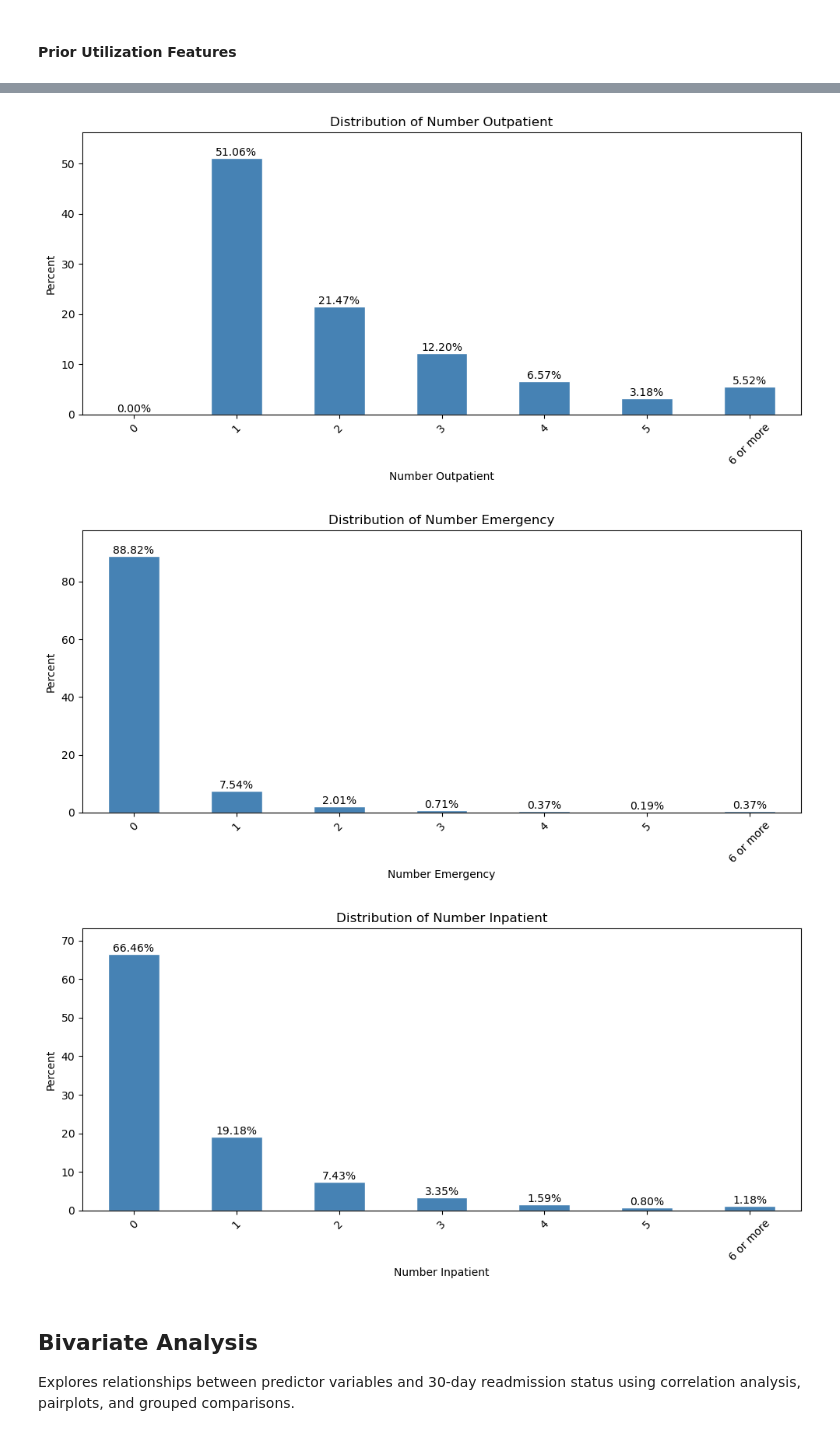
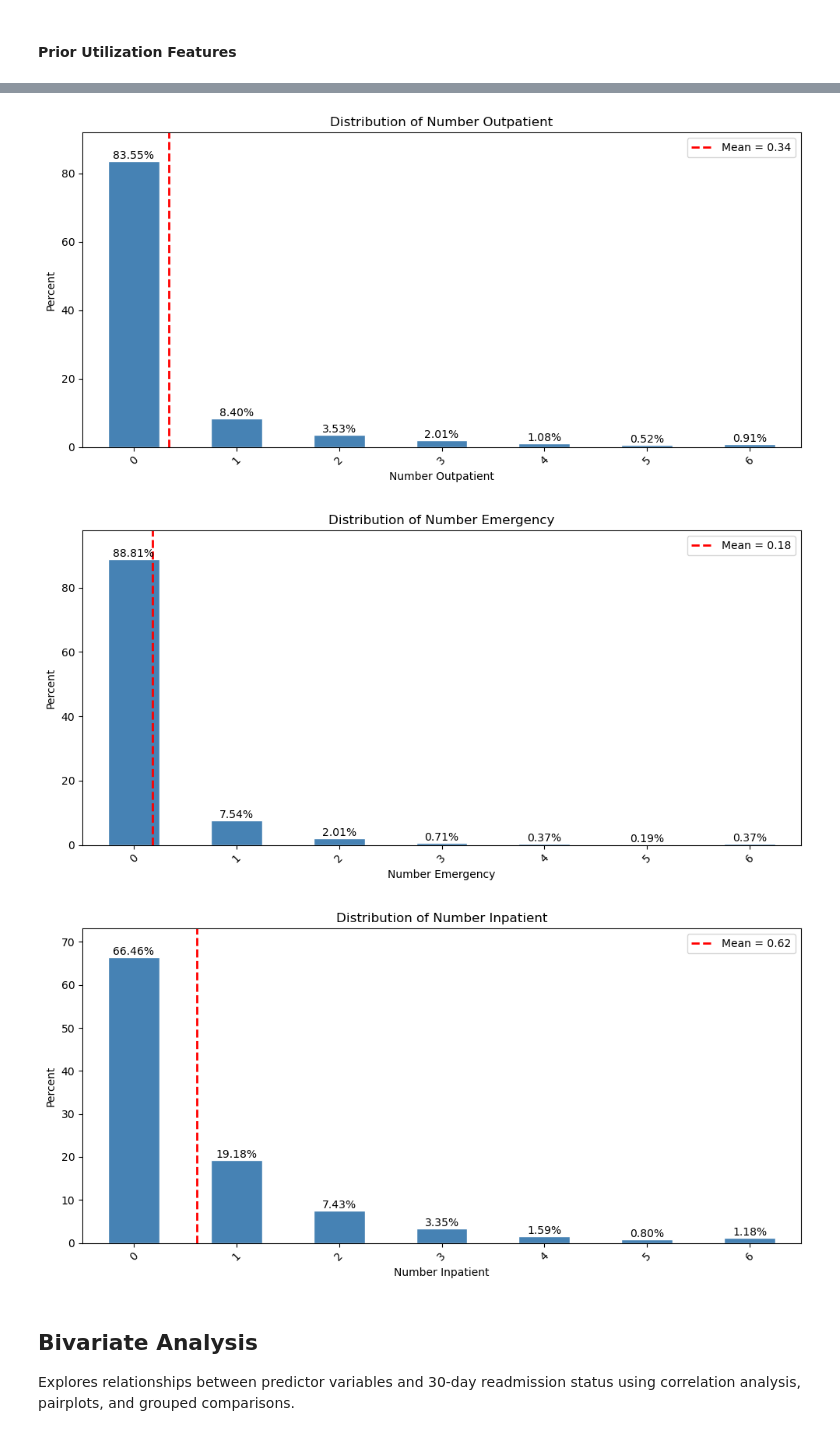
Before and after one commit to RayofData/30-Day-Hospital-Readmission-Analysis, a Jupyter notebook: EDA.ipynb, the cells around one changed output, grey strips where cells are left out. Saved outputs shown, nothing was run; the diff lists cells and outputs as text; code cells hidden in the pictures.

```diff
--- a/EDA.ipynb
+++ b/EDA.ipynb
@@ -296,6 +304,21 @@ plt.xticks(rotation=45)
 plt.show()
 # %% [output]
 [figure]
+# %%
+age_map = {
+    "[0-10)": 5,
+    "[10-20)": 15,
+    "[20-30)": 25,
+    "[30-40)": 35,
+    "[40-50)": 45,
+    "[50-60)": 55,
+    "[60-70)": 65,
+    "[70-80)": 75,
+    "[80-90)": 85,
+    "[90-100)": 95
+}
+
+clean_df["age"] = clean_df["age"].map(age_map)
 # %% [markdown]
 #### Hospital Encounter Features
 # %%
@@ -654,5 +675,5 @@ clean_df.loc[
 # %%
-diag_order = ["3 or less", 4, 5, 6, 7, 8, "9 or more"]
+diag_order = [3, 4, 5, 6, 7, 8, 9]
 
 clean_df["number_diagnoses"] = pd.Categorical(
     clean_df["number_diagnoses"],
@@ -782,55 +782,63 @@ plt.show()
 # %%
 visit_cols = ["number_outpatient", "number_emergency", "number_inpatient"]
-more_6 = range(6, max(clean_df["number_emergency"]))
+more_6 = range(6, max(clean_df["number_emergency"]) + 1)
 
 for col in visit_cols:
     clean_df.loc[
         clean_df[col].isin(more_6),
         col
-] = "6 or more"
+] = 6
 # %%
-visit_order = [0, 1, 2, 3, 4, 5, "6 or more"]
+visit_order = [0, 1, 2, 3, 4, 5, 6]
 
-for col in visit_cols:
-    clean_df[col] = pd.Categorical(
-        clean_df[col],
-        categories=visit_order,
-        ordered=True
-    )
-
+for i, col in enumerate(visit_cols):
+    mean_out = clean_df[col].mean()
     visit_pct = (
         clean_df[col]
         .value_counts(normalize=True, sort=False)
+        .reindex(visit_order)
         .mul(100)
     )
 
     plt.figure(figsize=(10, 5))
     ax = visit_pct.plot(
         kind="bar",
         color="steelblue",
         edgecolor="white"
     )
 
+    plt.axvline(
+        mean_out,
+        color="red",
+        linestyle="--",
+        linewidth=2,
+        label=f"Mean = {mean_out:.2f}"
+    )
+
+
     clean_name = col.replace("_", " ").title()
 
     plt.xlabel(clean_name)
     plt.ylabel("Percent")
     plt.title(f"Distribution of {clean_name}")
+    handles, labels = ax.get_legend_handles_labels()
+    plt.legend(handles=[handles[0]], labels=[labels[0]])
     plt.xticks(rotation=45)
 
     for i, pct in enumerate(visit_pct.values):
         ax.text(
             i,
             pct,
             f"{pct:.2f}%",
             ha="center",
             va="bottom"
         )
 
     plt.ylim(0, visit_pct.max() * 1.1)
+
     plt.tight_layout()
     plt.show()
 # %% [output]
-[figure, old version]
+[figure, new version]
-[figure, old version]
+[figure, new version]
-[figure, old version]
+[figure, new version]
```
Also changed, not shown: parts of 13 cells of this notebook.
